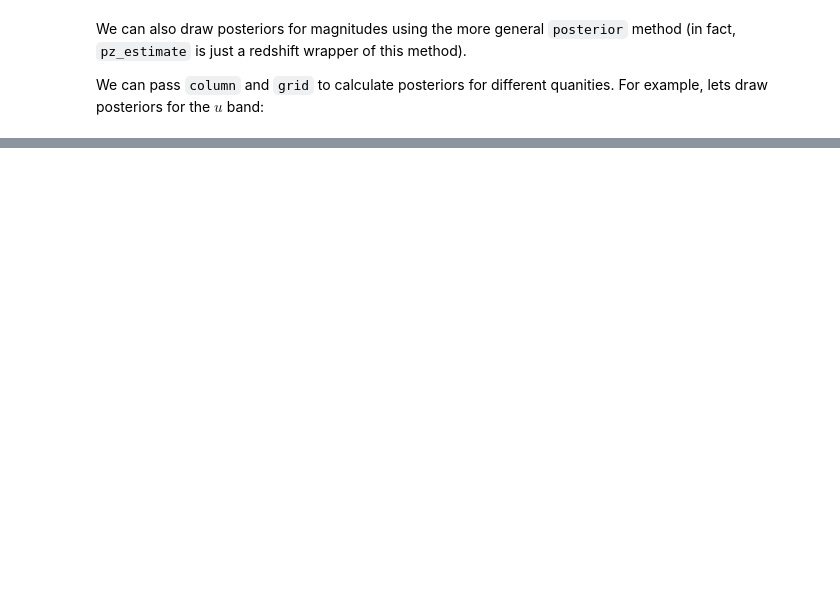
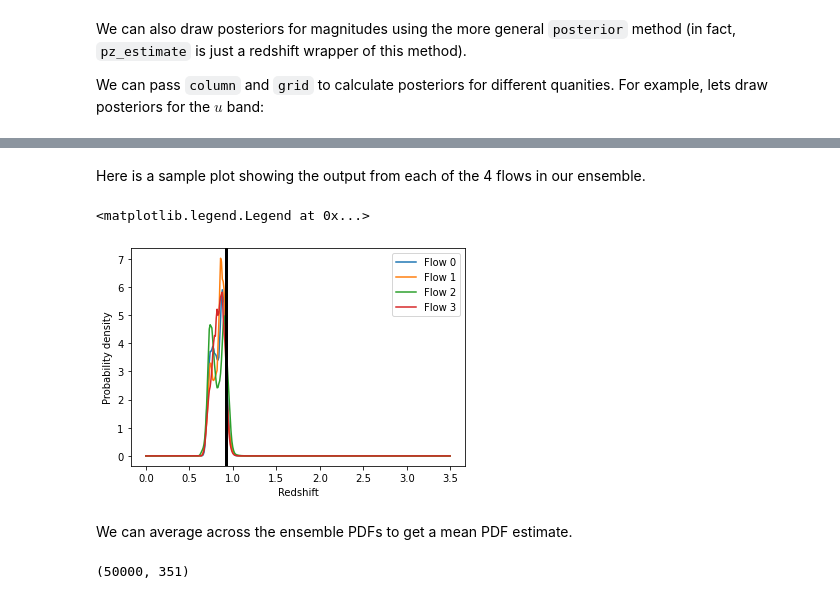
Before and after one commit to jfcrenshaw/pzflow-paper-2021, a Jupyter notebook: photo-z/pzflowRedshift.ipynb, the cells around one changed output, grey strips where cells are left out. Drawn from its saved outputs; the diff is of its cells as text; code cells hidden in the pictures; blank space fills up the shorter version.

```diff
--- a/photo-z/pzflowRedshift.ipynb
+++ b/photo-z/pzflowRedshift.ipynb
@@ -354,0 +331,2 @@ plt.show()
+# %%
+flowEns = FlowEnsemble(file="/content/drive/MyDrive/DIRAC/pzflow/lsst-cat-flow-ensemble.pkl")
@@ -354,0 +339,6 @@ plt.show()
+# %%
+test_batch_size = 2000
+zmin = 0.
+zmax = 3.5
+dz = 0.01
+z_grid = np.arange(zmin, zmax+(dz/2), dz)
@@ -354,0 +347,3 @@ plt.show()
+# %%
+%%time
+testset_pdfs = flowEns.posterior(testset, 'redshift', z_grid, batch_size=2000, seed=42, returnEnsemble=True)
@@ -354,0 +353,21 @@ plt.show()
+# %% [markdown]
+Here is a sample plot showing the output from each of the 4 flows in our ensemble.
+# %%
+n_flows = 4
+idx = 11
+for i in range(n_flows):
+  plt.plot(z_grid, testset_pdfs[idx][i], label=f"Flow {i}")
+plt.axvline(testset['redshift'].iloc[idx], 0, 1, lw=3, c='k')
+plt.xlabel('Redshift')
+plt.ylabel('Probability density')
+plt.legend()
+# %% [output]
+<matplotlib.legend.Legend at 0x...>
+[figure, added]
+# %% [markdown]
+We can average across the ensemble PDFs to get a mean PDF estimate.
+# %%
+mean_test_pdfs = np.mean(testset_pdfs, axis=1)
+np.shape(mean_test_pdfs)
+# %% [output]
+(50000, 351)
```
Also changed, not shown: parts of 119 cells of this notebook.
